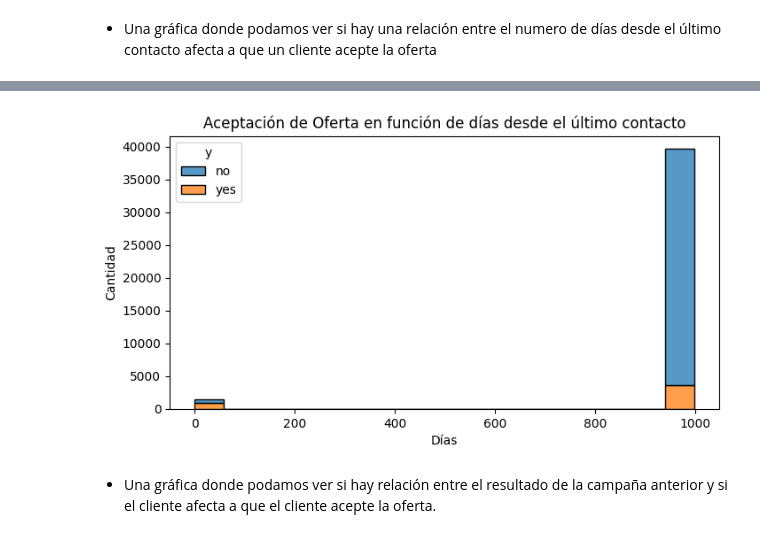
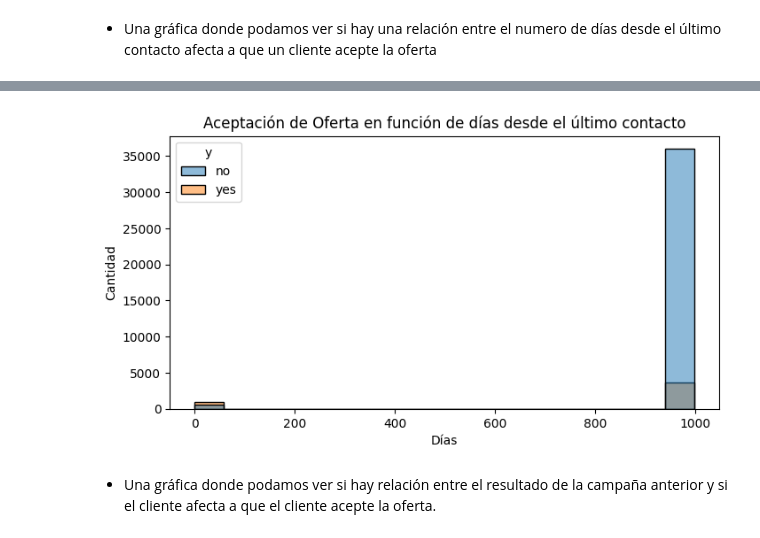
Before and after one commit to anane3373/promoE_modulo2_sprint2_pairprogramming_AnaGuardiayAndreaCabrera, a Jupyter notebook: limpieza_pair/limpieza1_16_8.ipynb, the cells around one changed output, grey strips where cells are left out. Drawn from its saved outputs; the diff is of its cells as text; code cells hidden in the pictures.

```diff
--- a/limpieza_pair/limpieza1_16_8.ipynb
+++ b/limpieza_pair/limpieza1_16_8.ipynb
@@ -317,19 +339,19 @@ plt.show()
 # %%
 # iniciamos la gráfica
 plt.figure(figsize =(8,4))
 
 # establecemos la gráfica con elm método hue para la columna de "island"
-fig = sns.histplot(x= 'pdays', data = df, hue =  'y' , multiple = 'stack')
+fig = sns.histplot(x= 'pdays', data = df, hue =  'y')
 
 # cambiamos el nombre de los ejes
 fig.set(xlabel= 'Días',  ylabel =  'Cantidad')
 
 # ponemos título a la gráfica
 fig.set_title('Aceptación de Oferta en función de días desde el último contacto')
 
 # mostramos la gráfica
 plt.show()
 # %% [output]
-[figure, old version]
+[figure, new version]
 # %% [markdown]
 - Una gráfica donde podamos ver si hay relación entre el resultado de la campaña anterior y si el cliente afecta a que el cliente acepte la oferta.
```
Also changed, not shown: parts of 9 cells of this notebook.
